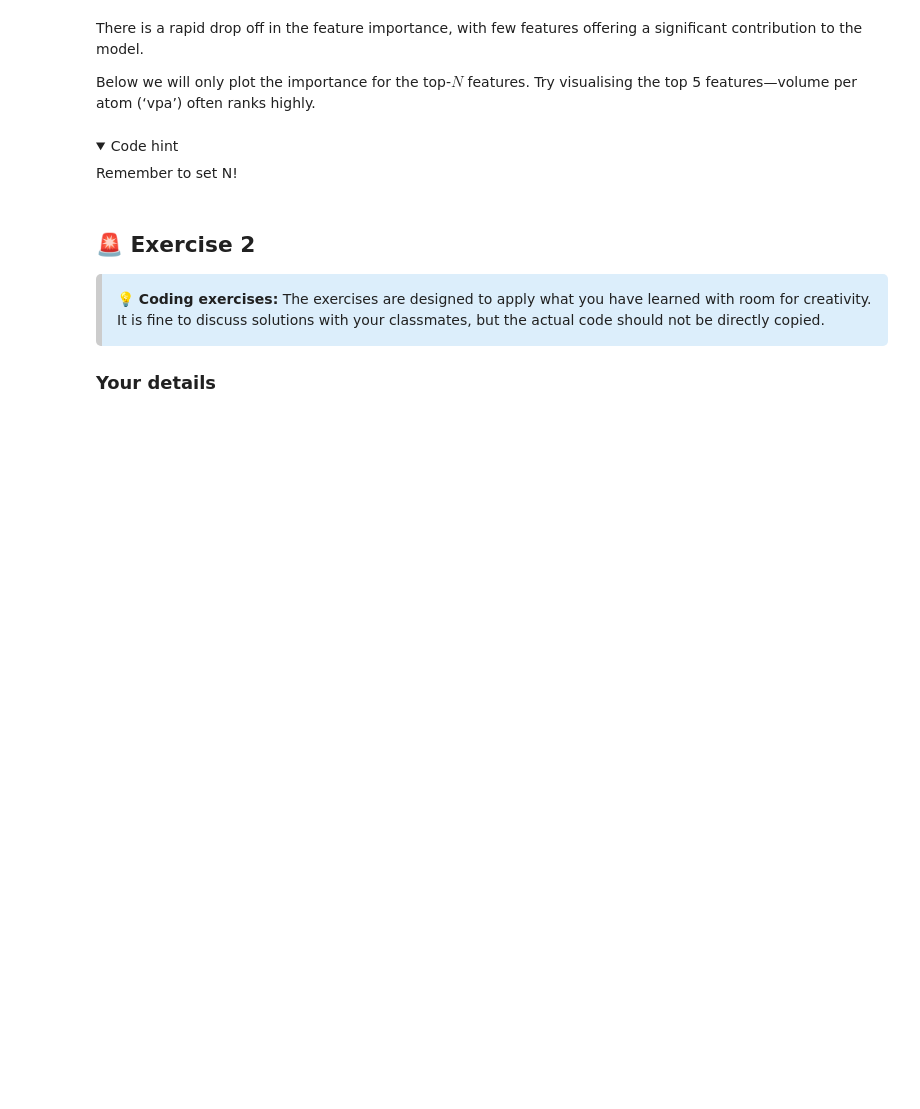
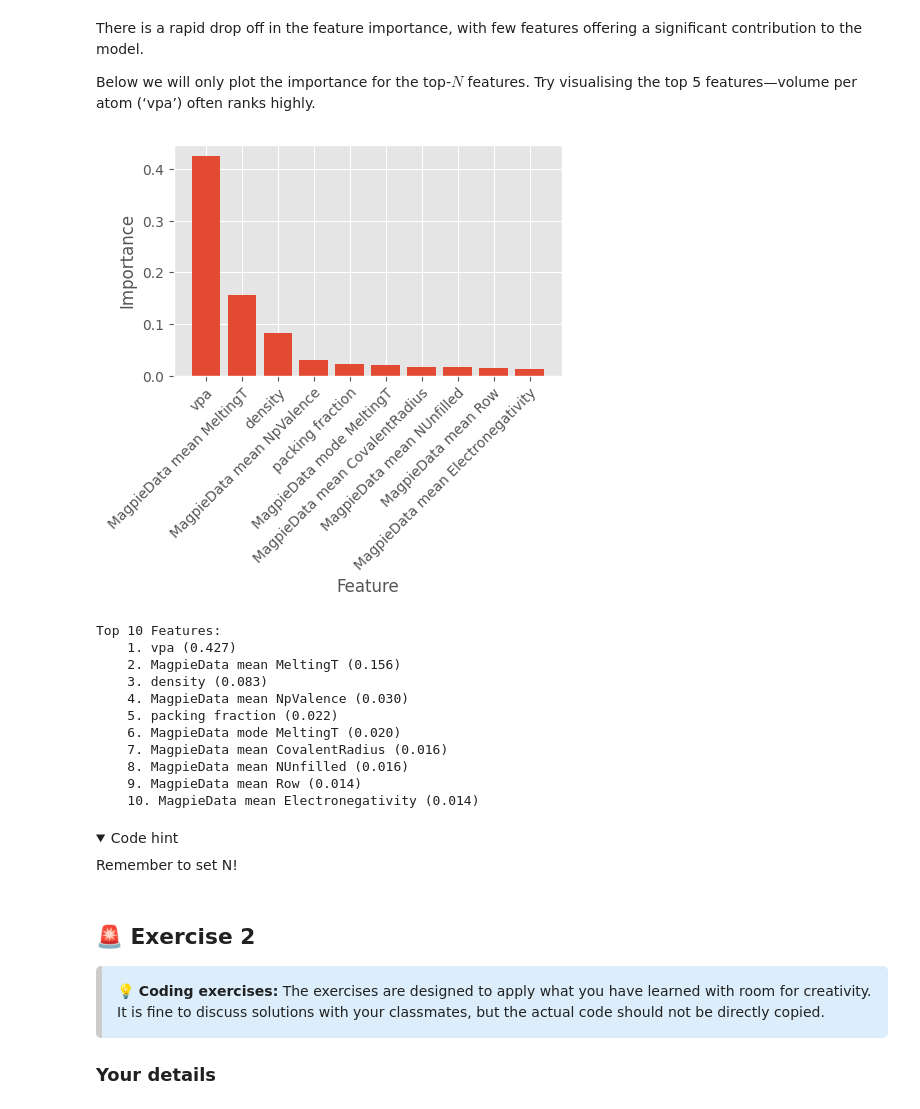
Before and after one commit to ejp2323/Cloning-Codespaces-Template, a Jupyter notebook: Lecture2.ipynb, the cells around one changed output. Drawn from its saved outputs; the diff is of its cells as text; code cells hidden in the pictures; folded sections open; blank space fills up the shorter version.

```diff
--- a/Lecture2.ipynb
+++ b/Lecture2.ipynb
@@ -581,30 +602,43 @@ There is a rapid drop off in the feature importance, with few features offering
 Below we will only plot the importance for the top-$N$ features. Try visualising the top 5 features—volume per atom (‘vpa’) often ranks highly.
 # %%
 # Visualise the top N features
-N =
+N = 10
 
 # Get the names of the top N important features
 top_feature_names = df[feature_cols].columns.values[np.argsort(importances)[::-1][:N]]
 
 # Set up the figure and axis
 fig, ax = plt.subplots(figsize=(5, 3))
 
 # Create a bar plot of the top N feature importances
 ax.bar(x=top_feature_names, height=importances[np.argsort(importances)[::-1][:N]])
 
 # Set the labels and title
 ax.set_xlabel("Feature")
 ax.set_ylabel("Importance")
 
 # Rotate x-axis labels for better readability
 ax.set_xticklabels(top_feature_names, rotation=45, ha='right', rotation_mode='anchor')
 
 plt.show()
 
 # Print them too
 print(f"Top {N} Features:")
 for feat in range(N):
     print(f"    {feat+1}. {feature_cols[indices[feat]]} ({importances[indices[feat]]:.3f})")
+# %% [output]
+[figure, added]
+Top 10 Features:
+    1. vpa (0.427)
+    2. MagpieData mean MeltingT (0.156)
+    3. density (0.083)
+    4. MagpieData mean NpValence (0.030)
+    5. packing fraction (0.022)
+    6. MagpieData mode MeltingT (0.020)
+    7. MagpieData mean CovalentRadius (0.016)
+    8. MagpieData mean NUnfilled (0.016)
+    9. MagpieData mean Row (0.014)
+    10. MagpieData mean Electronegativity (0.014)
 # %% [markdown]
 <details>
 <summary> Code hint </summary>
```
Also changed, not shown: parts of 7 cells of this notebook.
